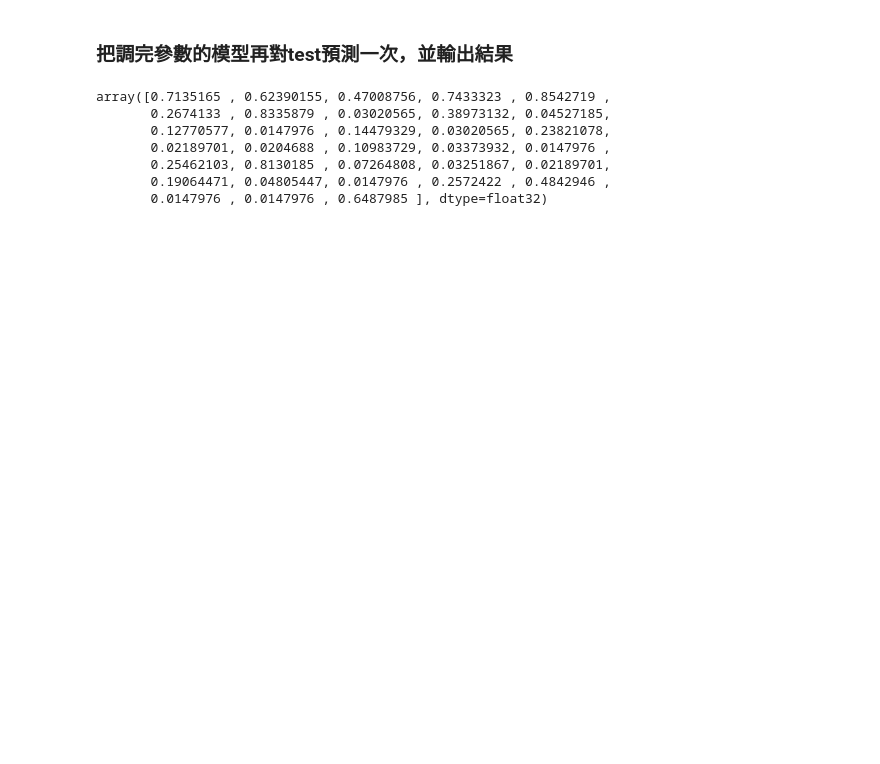
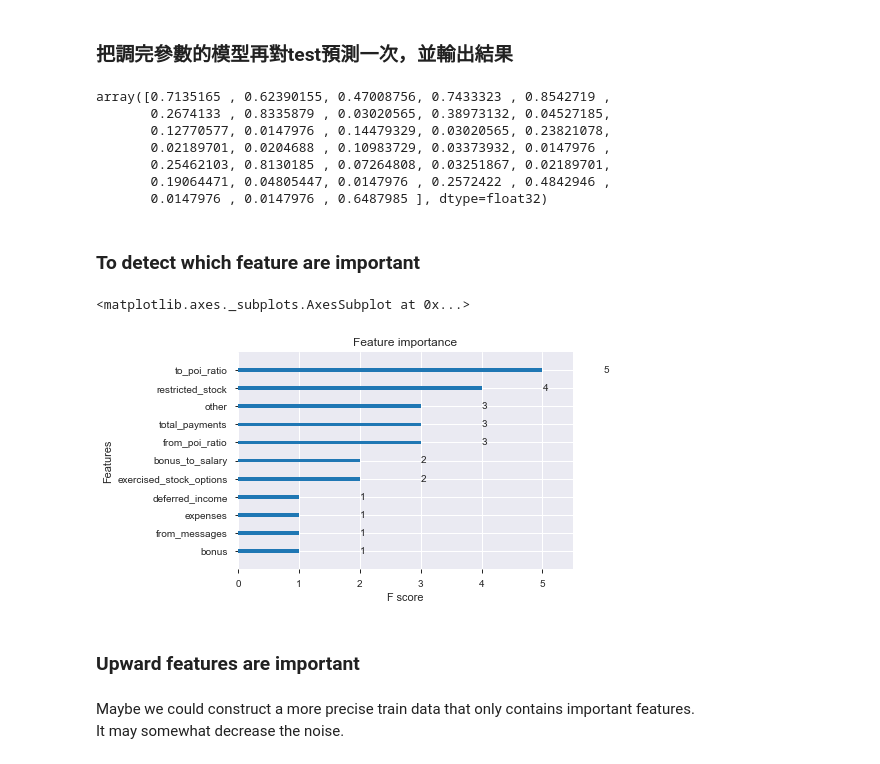
Before and after one commit to HandSam0822/3rd-ML100Days, a Jupyter notebook: Homework/Kaggle 期中競賽/First EDA and cleaning data.ipynb, the cells around one changed output. Cells and saved outputs as stored; diff of their text form; code cells hidden in the pictures; blank space fills up the shorter version.

```diff
--- a/Homework/Kaggle 期中競賽/First EDA and cleaning data.ipynb
+++ b/Homework/Kaggle 期中競賽/First EDA and cleaning data.ipynb
@@ -311,0 +302,15 @@ storFile(output, path)
+# %% [markdown]
+### To detect which feature are important
+# %%
+from xgboost import plot_importance
+# model = XGBClassifier()
+# model.fit(x_train, y_train)
+plot_importance(bst)
+# %% [output]
+<matplotlib.axes._subplots.AxesSubplot at 0x...>
+[figure, added]
+# %% [markdown]
+### Upward features are important
+# %% [markdown]
+Maybe we could construct a more precise train data that only contains important features.
+It may somewhat decrease the noise.
```
Also changed, not shown: parts of 19 cells of this notebook, 7 other files.
